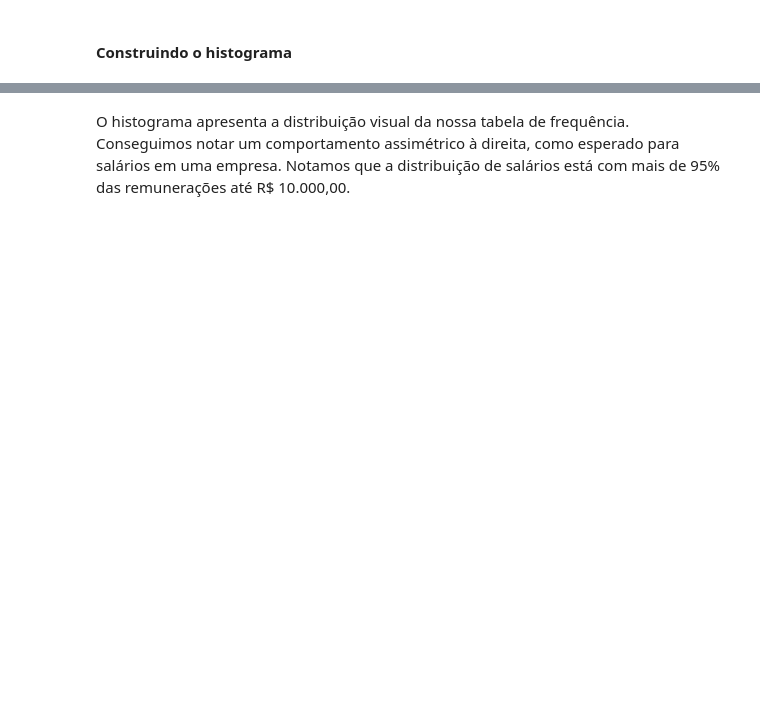
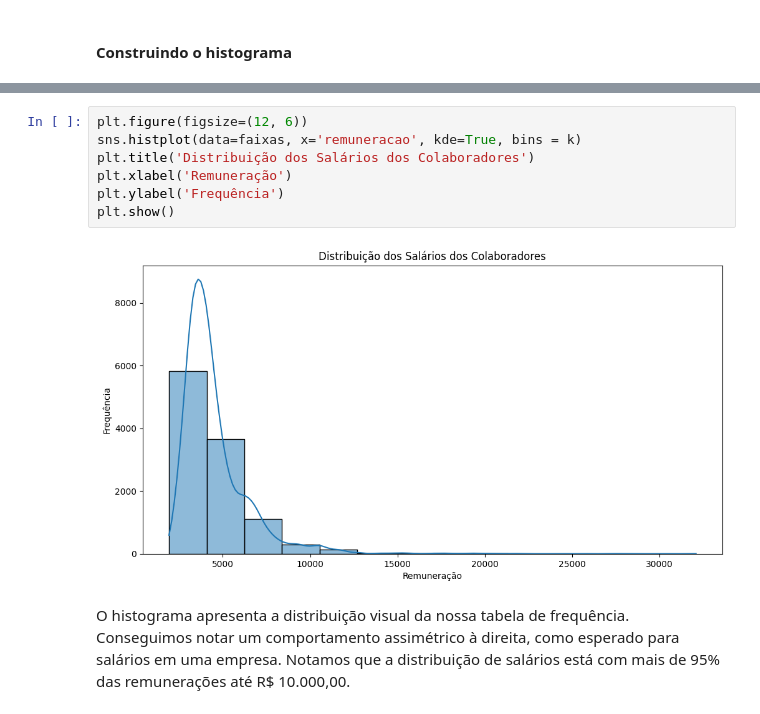
Before and after one commit to mauricioaalmeida/ONE-ETL, a Jupyter notebook: Projeto_Inicial_Estatística_com_Python_frequencias_e_medidas.ipynb, the cells around one changed output, grey strips where cells are left out. Saved outputs shown, nothing was run; the diff lists cells and outputs as text; blank space fills up the shorter version.

```diff
--- a/Projeto_Inicial_Estatística_com_Python_frequencias_e_medidas.ipynb
+++ b/Projeto_Inicial_Estatística_com_Python_frequencias_e_medidas.ipynb
@@ -1108,3 +1184,12 @@ A tabela de frequências mostra os intervalos de salários (faixas) e a concentr
+# %%
+plt.figure(figsize=(12, 6))
+sns.histplot(data=faixas, x='remuneracao', kde=True, bins = k)
+plt.title('Distribuição dos Salários dos Colaboradores')
+plt.xlabel('Remuneração')
+plt.ylabel('Frequência')
+plt.show()
+# %% [output]
+[figure, added]
 # %% [markdown]
 O histograma apresenta a distribuição visual da nossa tabela de frequência. Conseguimos notar um comportamento assimétrico à direita, como esperado para salários em uma empresa.
 Notamos que a distribuição de salários está com mais de 95% das remunerações até R\$ 10.000,00.
```
Also changed, not shown: parts of 44 cells of this notebook.
